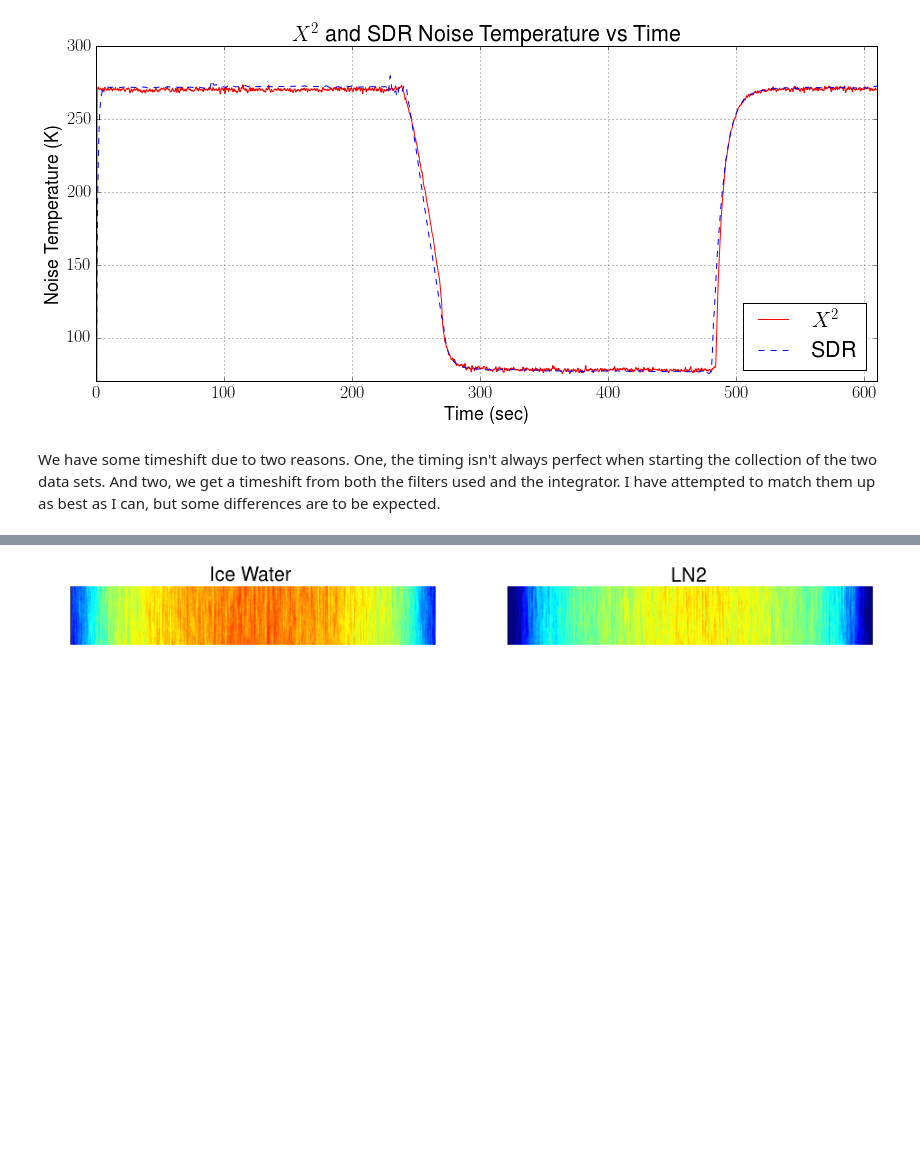
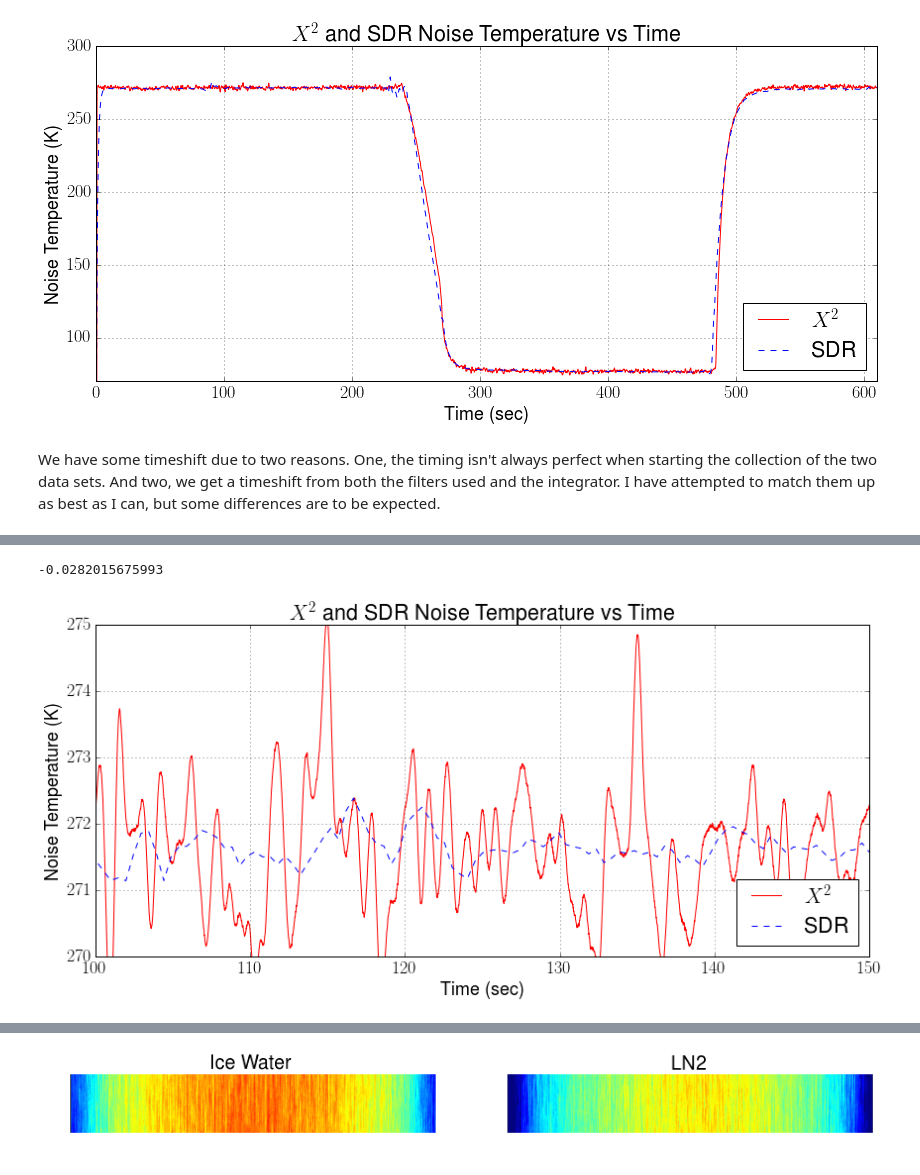
Before and after one commit to matgyver/Radiometer-SDR-Thesis, a Jupyter notebook: Experiments/Exp1/radiometer_experiment_1.ipynb, the cells around one changed output, grey strips where cells are left out. Saved outputs shown, nothing was run; the diff lists cells and outputs as text; code cells hidden in the pictures; blank space fills up the shorter version.

```diff
--- a/Experiments/Exp1/radiometer_experiment_1.ipynb
+++ b/Experiments/Exp1/radiometer_experiment_1.ipynb
@@ -367,3 +393,24 @@ print diff_avg
+# %%
+fig = plt.figure(figsize=(14,6), dpi=300)
+plot(w,x2_calib,'r',label='$X^2$')
+plot(timedata,sdrdata,'b--',label='SDR')
+xlabel('Time (sec)')
+ylabel('Noise Temperature (K)')
+title('$X^2$ and SDR Noise Temperature vs Time')
+axis([100, 150, 270, 275])
+grid(True)
+legend(loc='lower right')
+fig.savefig("x2_SDR_diffice.pdf", dpi=300)
+fig.savefig("x2_SDR_diffice.png", dpi=300)
+
+sdr_snipice = numpy.mean(sdrdata[210:410])
+x2_snipice = numpy.mean(x2_calib[11000:21000])
+pwr_diffice = sdr_snipice - x2_snipice
+#diff_avg = numpy.mean(pwr_diff)
+print pwr_diffice
+# %% [output]
+-0.0282015675993
+[figure, added]
 # %% [markdown]
 ##Application - Soil Moisture Reading
 One application of radiometers is with Soil Moisture readings.  All items naturally emit RF and the amount of RF emitted from the soil varies depending on how wet or dry it is.  The drier the soil the "brighter" it is or we often say it has a warmer noise temperature.  Wet soil then has a cooler or darker noise temperature.
```
Also changed, not shown: parts of 11 cells of this notebook, 34 other files.
